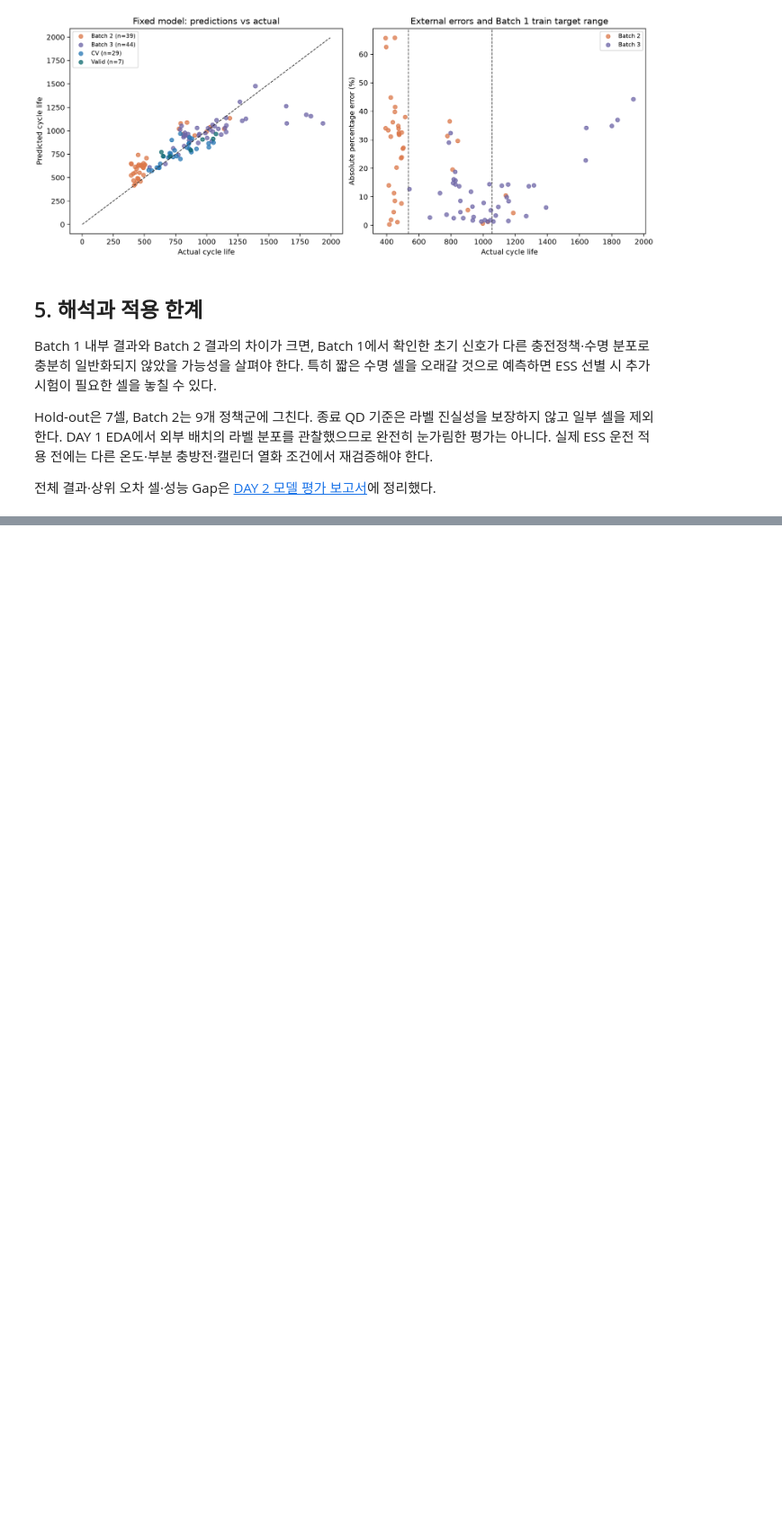
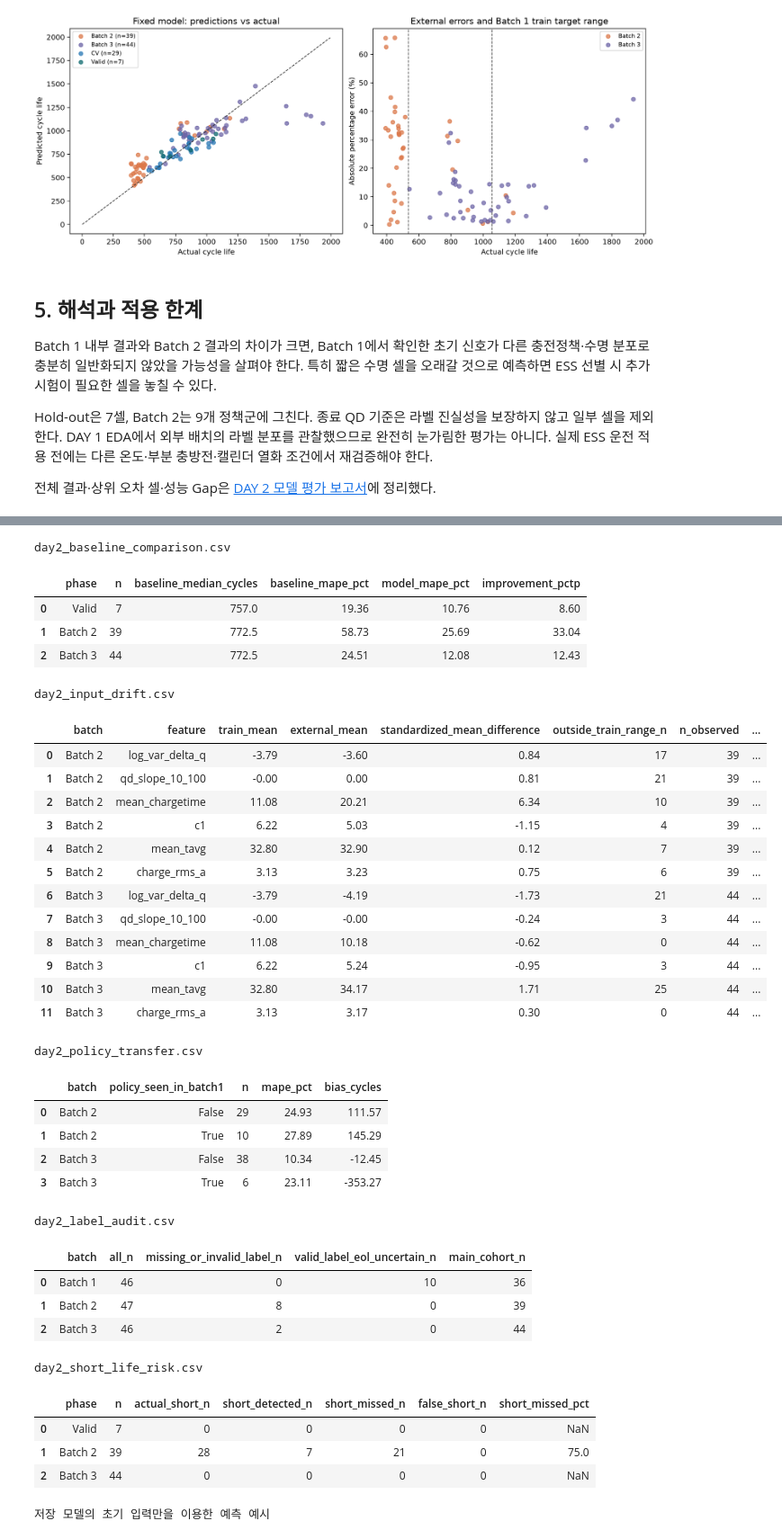
Before and after one commit to ehrbs/skala-DSminiproject, a Jupyter notebook: notebooks/03_modeling.ipynb, the cells around one changed output, grey strips where cells are left out. Shown at 90% size. Cells and saved outputs as stored; diff of their text form; code cells hidden in the pictures; blank space fills up the shorter version.

```diff
--- a/notebooks/03_modeling.ipynb
+++ b/notebooks/03_modeling.ipynb
@@ -142,0 +178,46 @@ Hold-out은 7셀, Batch 2는 9개 정책군에 그친다. 종료 QD 기준은
+# %%
+for filename in ["day2_baseline_comparison.csv", "day2_input_drift.csv", "day2_policy_transfer.csv", "day2_label_audit.csv", "day2_short_life_risk.csv"]:
+    print(filename)
+    display(pd.read_csv(ROOT / "results" / filename).round(2))
+from predict import predict_cells
+new_input = external["Batch 2"][["cell_id", *run["winner"]["features"]]].copy()
+saved_output = predict_cells(ROOT, new_input)
+print("저장 모델의 초기 입력만을 이용한 예측 예시")
+display(saved_output.head().round(2))
+# %% [output]
+day2_baseline_comparison.csv
+|  | phase | n | baseline_median_cycles | baseline_mape_pct | model_mape_pct | improvement_pctp |
+| 0 | Valid | 7 | 757.0 | 19.36 | 10.76 | 8.60 |
+| 1 | Batch 2 | 39 | 772.5 | 58.73 | 25.69 | 33.04 |
+| 2 | Batch 3 | 44 | 772.5 | 24.51 | 12.08 | 12.43 |
+day2_input_drift.csv
+|  | batch | feature | train_mean | external_mean | standardized_mean_difference | outside_train_range_n | n_observed | ... |
+| 0 | Batch 2 | log_var_delta_q | -3.79 | -3.60 | 0.84 | 17 | 39 | ... |
+| 1 | Batch 2 | qd_slope_10_100 | -0.00 | 0.00 | 0.81 | 21 | 39 | ... |
+| 2 | Batch 2 | mean_chargetime | 11.08 | 20.21 | 6.34 | 10 | 39 | ... |
+| 3 | Batch 2 | c1 | 6.22 | 5.03 | -1.15 | 4 | 39 | ... |
+| 4 | Batch 2 | mean_tavg | 32.80 | 32.90 | 0.12 | 7 | 39 | ... |
+| 5 | Batch 2 | charge_rms_a | 3.13 | 3.23 | 0.75 | 6 | 39 | ... |
+| 6 | Batch 3 | log_var_delta_q | -3.79 | -4.19 | -1.73 | 21 | 44 | ... |
+| 7 | Batch 3 | qd_slope_10_100 | -0.00 | -0.00 | -0.24 | 3 | 44 | ... |
+| 8 | Batch 3 | mean_chargetime | 11.08 | 10.18 | -0.62 | 0 | 44 | ... |
+| 9 | Batch 3 | c1 | 6.22 | 5.24 | -0.95 | 3 | 44 | ... |
+| 10 | Batch 3 | mean_tavg | 32.80 | 34.17 | 1.71 | 25 | 44 | ... |
+| 11 | Batch 3 | charge_rms_a | 3.13 | 3.17 | 0.30 | 0 | 44 | ... |
+day2_policy_transfer.csv
+|  | batch | policy_seen_in_batch1 | n | mape_pct | bias_cycles |
+| 0 | Batch 2 | False | 29 | 24.93 | 111.57 |
+| 1 | Batch 2 | True | 10 | 27.89 | 145.29 |
+| 2 | Batch 3 | False | 38 | 10.34 | -12.45 |
+| 3 | Batch 3 | True | 6 | 23.11 | -353.27 |
+day2_label_audit.csv
+|  | batch | all_n | missing_or_invalid_label_n | valid_label_eol_uncertain_n | main_cohort_n |
+| 0 | Batch 1 | 46 | 0 | 10 | 36 |
+| 1 | Batch 2 | 47 | 8 | 0 | 39 |
+| 2 | Batch 3 | 46 | 2 | 0 | 44 |
+day2_short_life_risk.csv
+|  | phase | n | actual_short_n | short_detected_n | short_missed_n | false_short_n | short_missed_pct |
+| 0 | Valid | 7 | 0 | 0 | 0 | 0 | NaN |
+| 1 | Batch 2 | 39 | 28 | 7 | 21 | 0 | 75.0 |
+| 2 | Batch 3 | 44 | 0 | 0 | 0 | 0 | NaN |
+저장 모델의 초기 입력만을 이용한 예측 예시
```
Also changed, not shown: parts of 6 cells of this notebook, 26 other files.
